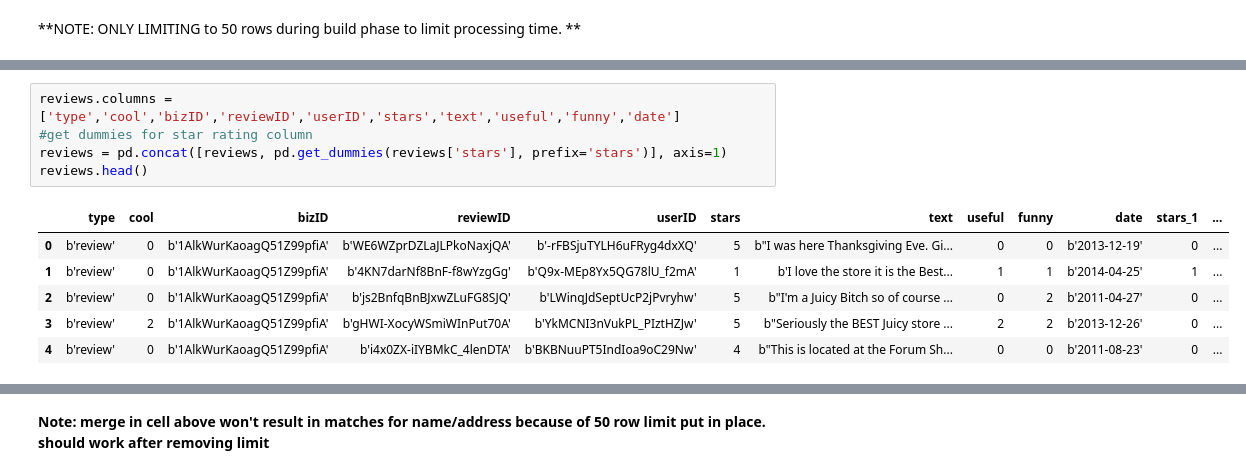
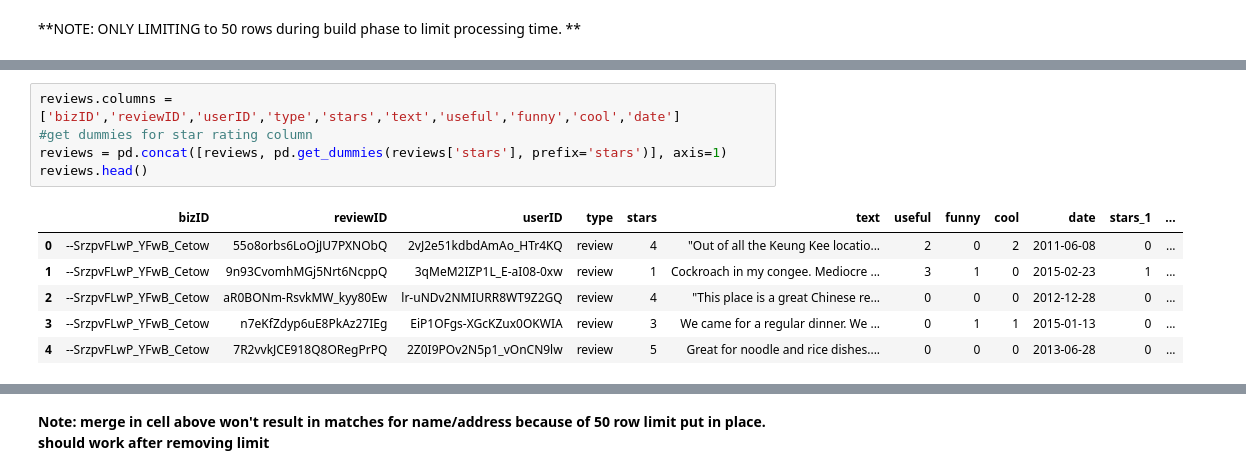
Before and after one commit to ms682/DataScience, a Jupyter notebook: yelp-toronto-dataset.ipynb, the cells around one changed output, grey strips where cells are left out. Drawn from its saved outputs; the diff is of its cells as text.

Commit message:
added last inspeciton date to inspections data, cleaned up some code, removed JSON tags from reviews data

```diff
--- a/yelp-toronto-dataset.ipynb
+++ b/yelp-toronto-dataset.ipynb
@@ -59,15 +59,15 @@ biz.describe()
 # %%
-reviews.columns = ['type','cool','bizID','reviewID','userID','stars','text','useful','funny','date']
+reviews.columns = ['bizID','reviewID','userID','type','stars','text','useful','funny','cool','date']
 #get dummies for star rating column
 reviews = pd.concat([reviews, pd.get_dummies(reviews['stars'], prefix='stars')], axis=1)
 reviews.head()
 # %% [output]
-|  | type | cool | bizID | reviewID | userID | stars | text | useful | funny | date | stars_1 | ... |
-| 0 | b'review' | 0 | b'1AlkWurKaoagQ51Z99pfiA' | b'WE6WZprDZLaJLPkoNaxjQA' | b'-rFBSjuTYLH6uFRyg4dxXQ' | 5 | b"I was here Thanksgiving Eve. Gi... | 0 | 0 | b'2013-12-19' | 0 | ... |
-| 1 | b'review' | 0 | b'1AlkWurKaoagQ51Z99pfiA' | b'4KN7darNf8BnF-f8wYzgGg' | b'Q9x-MEp8Yx5QG78lU_f2mA' | 1 | b'I love the store it is the Best... | 1 | 1 | b'2014-04-25' | 1 | ... |
-| 2 | b'review' | 0 | b'1AlkWurKaoagQ51Z99pfiA' | b'js2BnfqBnBJxwZLuFG8SJQ' | b'LWinqJdSeptUcP2jPvryhw' | 5 | b"I'm a Juicy Bitch so of course ... | 0 | 2 | b'2011-04-27' | 0 | ... |
-| 3 | b'review' | 2 | b'1AlkWurKaoagQ51Z99pfiA' | b'gHWI-XocyWSmiWInPut70A' | b'YkMCNI3nVukPL_PIztHZJw' | 5 | b"Seriously the BEST Juicy store ... | 2 | 2 | b'2013-12-26' | 0 | ... |
-| 4 | b'review' | 0 | b'1AlkWurKaoagQ51Z99pfiA' | b'i4x0ZX-iIYBMkC_4lenDTA' | b'BKBNuuPT5IndIoa9oC29Nw' | 4 | b"This is located at the Forum Sh... | 0 | 0 | b'2011-08-23' | 0 | ... |
+|  | bizID | reviewID | userID | type | stars | text | useful | funny | cool | date | stars_1 | ... |
+| 0 | --SrzpvFLwP_YFwB_Cetow | 55o8orbs6LoOjJU7PXNObQ | 2vJ2e51kdbdAmAo_HTr4KQ | review | 4 | "Out of all the Keung Kee locatio... | 2 | 0 | 2 | 2011-06-08 | 0 | ... |
+| 1 | --SrzpvFLwP_YFwB_Cetow | 9n93CvomhMGj5Nrt6NcppQ | 3qMeM2IZP1L_E-aI08-0xw | review | 1 | Cockroach in my congee. Mediocre ... | 3 | 1 | 0 | 2015-02-23 | 1 | ... |
+| 2 | --SrzpvFLwP_YFwB_Cetow | aR0BONm-RsvkMW_kyy80Ew | lr-uNDv2NMIURR8WT9Z2GQ | review | 4 | "This place is a great Chinese re... | 0 | 0 | 0 | 2012-12-28 | 0 | ... |
+| 3 | --SrzpvFLwP_YFwB_Cetow | n7eKfZdyp6uE8PkAz27IEg | EiP1OFgs-XGcKZux0OKWIA | review | 3 | We came for a regular dinner. We ... | 0 | 1 | 1 | 2015-01-13 | 0 | ... |
+| 4 | --SrzpvFLwP_YFwB_Cetow | 7R2vvkJCE918Q8ORegPrPQ | 2Z0I9POv2N5p1_vOnCN9lw | review | 5 | Great for noodle and rice dishes.... | 0 | 0 | 0 | 2013-06-28 | 0 | ... |
 # %%
 checkins.columns = ['bizID','type','datetime']
 checkins.describe()
```
Also changed, not shown: parts of 11 cells of this notebook.
